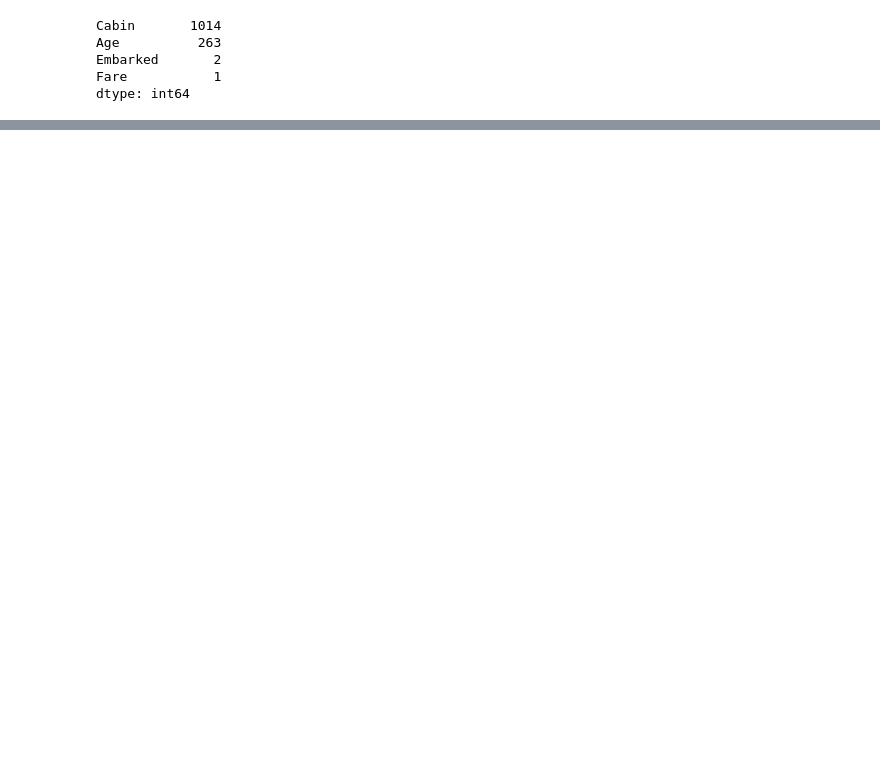
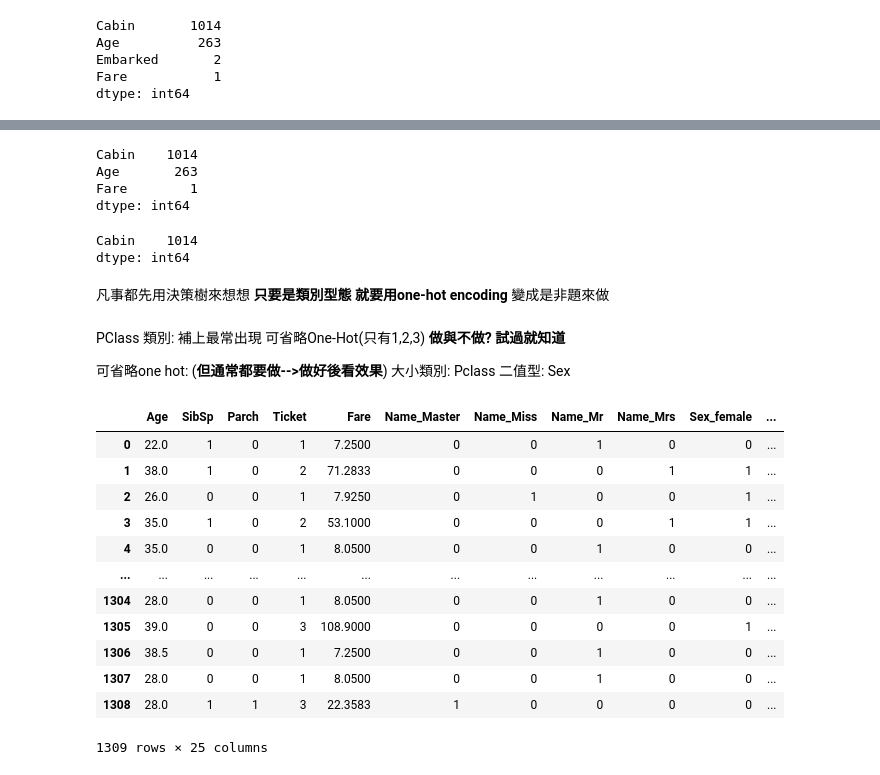
Before and after one commit to tim530712345/20210615, a Jupyter notebook: titanic.ipynb, the cells around one changed output, grey strips where cells are left out. Drawn from its saved outputs; the diff is of its cells as text; code cells hidden in the pictures; blank space fills up the shorter version.

```diff
--- a/titanic.ipynb
+++ b/titanic.ipynb
@@ -58,0 +82,64 @@ data['Ticket'] = data['Ticket'].apply(lambda t:dic[t])
+# %%
+# 補缺失值(類別: 捕最常出現) [如果一堆測試資料 不要重算 直接補S]
+most = data['Embarked'].value_counts().idxmax()
+data['Embarked'] = data['Embarked'].fillna(most)
+na = data.isna().sum() # 顯示是否為空值 用sum可以檢查出多少是1或0
+# 對series做篩選 Series[帶入跟你的資料筆數一樣多的True/False list]
+na[na > 0].sort_values(ascending=False) #na[na > 0] 將大於0的顯示出來,sort_values 做排序，ascending=False 大到小排序
+# %% [output]
+Cabin    1014
+Age       263
+Fare        1
+dtype: int64
+# %%
+# 補缺失值(數值:中位數)
+med = data.median().drop(['Pclass'])
+data = data.fillna(med)
+na = data.isna().sum()
+na[na>0].sort_values(ascending=False)
+# %% [output]
+Cabin    1014
+dtype: int64
+# %% [markdown]
+凡事都先用決策樹來想想
+**只要是類別型態 就要用one-hot encoding**
+變成是非題來做
+# %%
+def name_convert(s):
+  s = s.split(',')[-1].split('.')[0]
+  s = s.strip()
+  return s
+counts = data['Name'].apply(name_convert).value_counts()
+whitelist = counts[counts>50].index
+def name_convert(s):
+  s = s.split(',')[-1].split('.')[0]
+  s = s.strip()
+  if s in whitelist:
+    return s
+  else:
+    return None
+data['Name'] = data['Name'].apply(name_convert)
+# %% [markdown]
+PClass 類別: 補上最常出現 可省略One-Hot(只有1,2,3) **做與不做? 試過就知道**
+
+可省略one hot: (**但通常都要做-->做好後看效果**)
+  大小類別: Pclass
+  二值型: Sex
+# %%
+data = pd.get_dummies(data)
+data = pd.get_dummies(data,columns=['Pclass'])
+data
+# %% [output]
+|  | Age | SibSp | Parch | Ticket | Fare | Name_Master | Name_Miss | Name_Mr | Name_Mrs | Sex_female | ... |
+| 0 | 22.0 | 1 | 0 | 1 | 7.2500 | 0 | 0 | 1 | 0 | 0 | ... |
+| 1 | 38.0 | 1 | 0 | 2 | 71.2833 | 0 | 0 | 0 | 1 | 1 | ... |
+| 2 | 26.0 | 0 | 0 | 1 | 7.9250 | 0 | 1 | 0 | 0 | 1 | ... |
+| 3 | 35.0 | 1 | 0 | 2 | 53.1000 | 0 | 0 | 0 | 1 | 1 | ... |
+| 4 | 35.0 | 0 | 0 | 1 | 8.0500 | 0 | 0 | 1 | 0 | 0 | ... |
+| ... | ... | ... | ... | ... | ... | ... | ... | ... | ... | ... | ... |
+| 1304 | 28.0 | 0 | 0 | 1 | 8.0500 | 0 | 0 | 1 | 0 | 0 | ... |
+| 1305 | 39.0 | 0 | 0 | 3 | 108.9000 | 0 | 0 | 0 | 0 | 1 | ... |
+| 1306 | 38.5 | 0 | 0 | 1 | 7.2500 | 0 | 0 | 1 | 0 | 0 | ... |
+| 1307 | 28.0 | 0 | 0 | 1 | 8.0500 | 0 | 0 | 1 | 0 | 0 | ... |
+| 1308 | 28.0 | 1 | 1 | 3 | 22.3583 | 1 | 0 | 0 | 0 | 0 | ... |
+1309 rows × 25 columns
```
Also changed, not shown: parts of 4 cells of this notebook.
